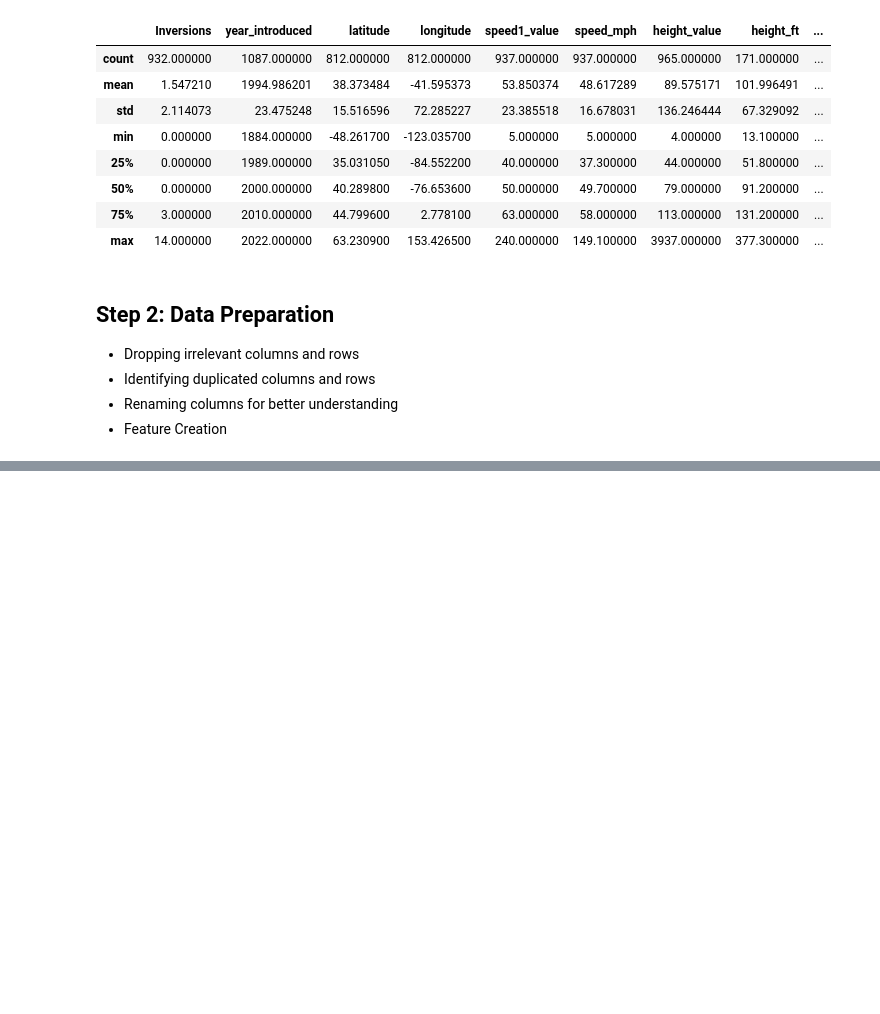
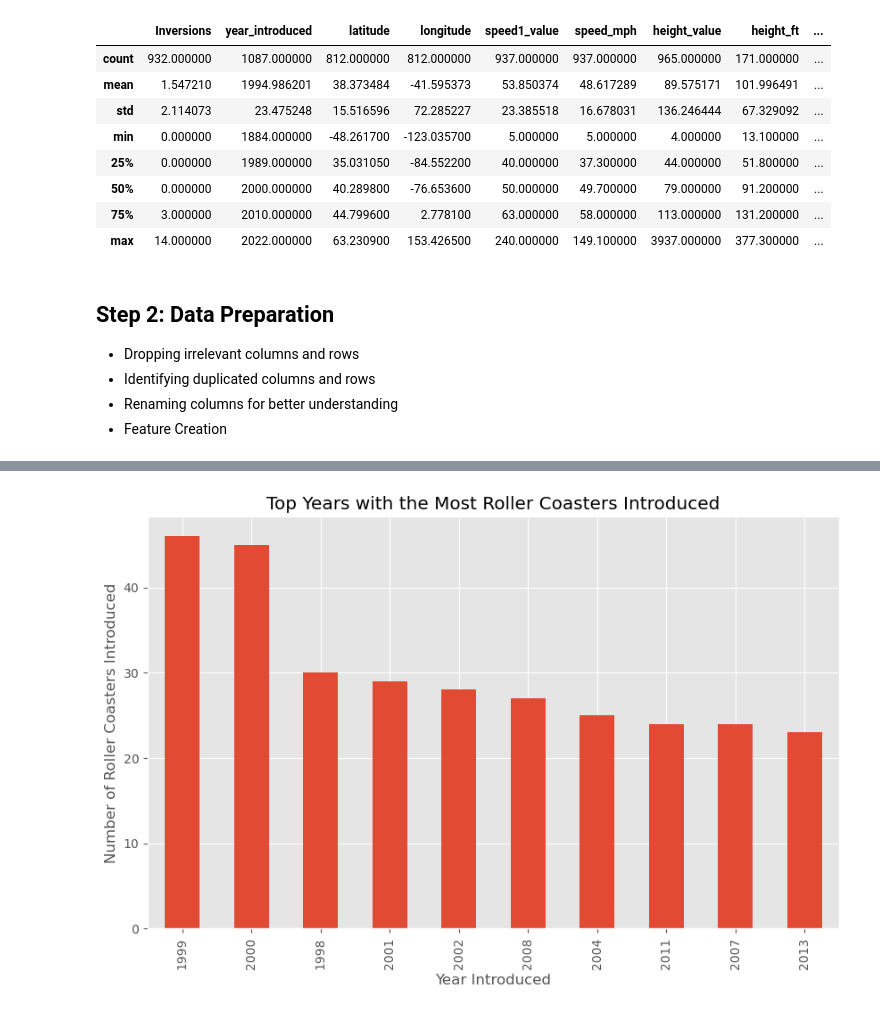
Before and after one commit to ST10356476/Programming_Data_Analytics, a Jupyter notebook: EDA/Exploratory Data Analysis (EDA).ipynb, the cells around one changed output, grey strips where cells are left out. Cells and saved outputs as stored; diff of their text form; code cells hidden in the pictures; blank space fills up the shorter version.

Commit message:
Finish Data Preparation and understanding the dataset using few type of plots

```diff
--- a/EDA/Exploratory Data Analysis (EDA).ipynb
+++ b/EDA/Exploratory Data Analysis (EDA).ipynb
@@ -147,0 +126,8 @@ dtype: object
+# %%
+# Renaming the Columns
+df = df.rename(columns={'coaster_name': 'Coaster Name',
+                        'year_introduced': 'Year Introduced',
+                        'opening_date_clean': 'Opening Date',
+                        'speed_mph': 'Speed_mph',
+                        'Inversions_clean': 'Inversions',
+                        'Gforce_clean': 'Gforce',})
@@ -147,0 +196,4 @@ dtype: object
+# %%
+# Removing duplicate rows based on the 'Coaster Name', 'Location', and 'Opening Date' columns, and resetting the index of the resulting DataFrame.
+df = df.loc[~df.duplicated(subset=['Coaster Name', 'Location', 'Opening Date'])]     \
+    .reset_index(drop=True)
@@ -147,0 +230,7 @@ dtype: object
+# %%
+# Counting the number of roller coasters introduced in each year
+ax =df['Year Introduced'].value_counts() \
+    .head(10) \
+    .plot(kind='bar', title='Top Years with the Most Roller Coasters Introduced', xlabel='Year Introduced', ylabel='Number of Roller Coasters Introduced', figsize=(10, 6))
+# %% [output]
+[figure, added]
```
Also changed, not shown: parts of 14 cells of this notebook.
